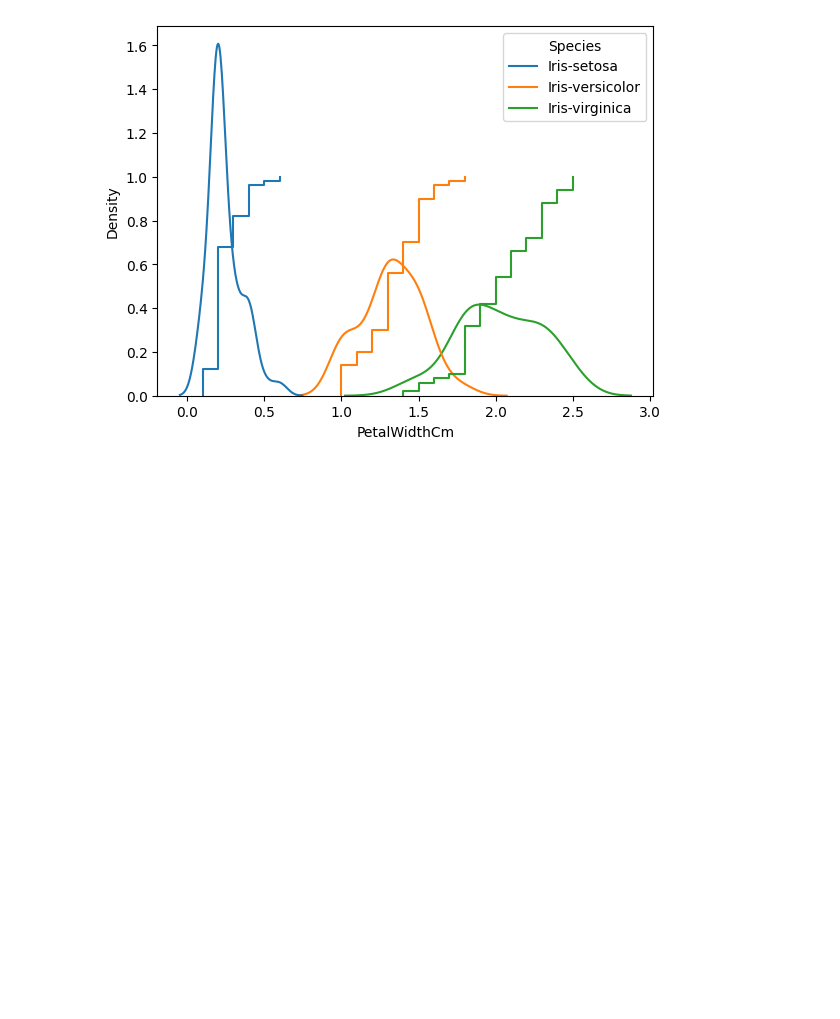
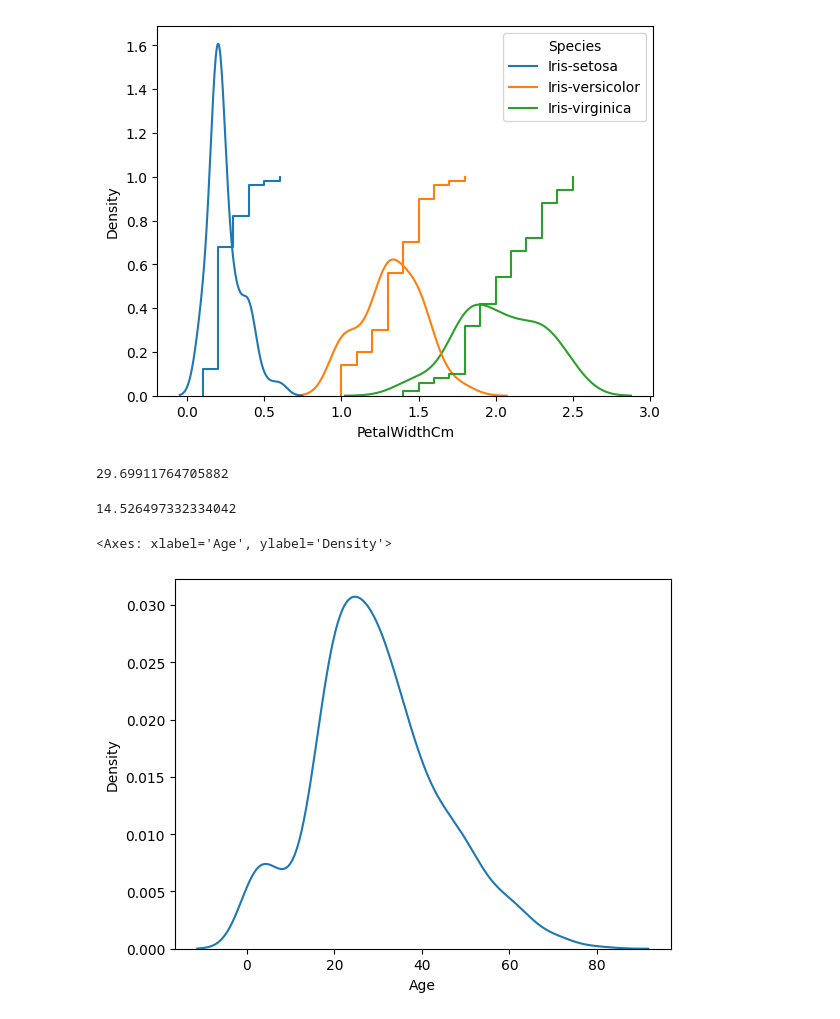
Before and after one commit to abhishekmorya1/DataScience, a Jupyter notebook: StatisticsCampusX/PDF.ipynb, the cells around one changed output. Drawn from its saved outputs; the diff is of its cells as text; code cells hidden in the pictures; blank space fills up the shorter version.

```diff
--- a/StatisticsCampusX/PDF.ipynb
+++ b/StatisticsCampusX/PDF.ipynb
@@ -185,3 +185,16 @@ sns.ecdfplot(data=iris, x="PetalWidthCm", hue="Species")
 # %% [output]
 <Axes: xlabel='PetalWidthCm', ylabel='Density'>
 [figure]
+# %%
+train["Age"].mean()
+# %% [output]
+29.69911764705882
+# %%
+train["Age"].std()
+# %% [output]
+14.526497332334042
+# %%
+sns.kdeplot(data = train , x="Age")
+# %% [output]
+<Axes: xlabel='Age', ylabel='Density'>
+[figure, added]
```
Also changed, not shown: parts of 10 cells of this notebook, 12 other files.
